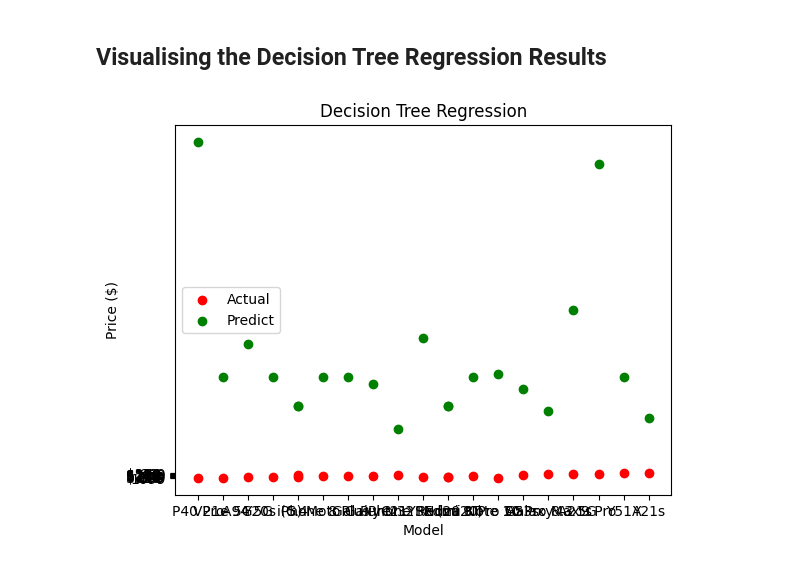
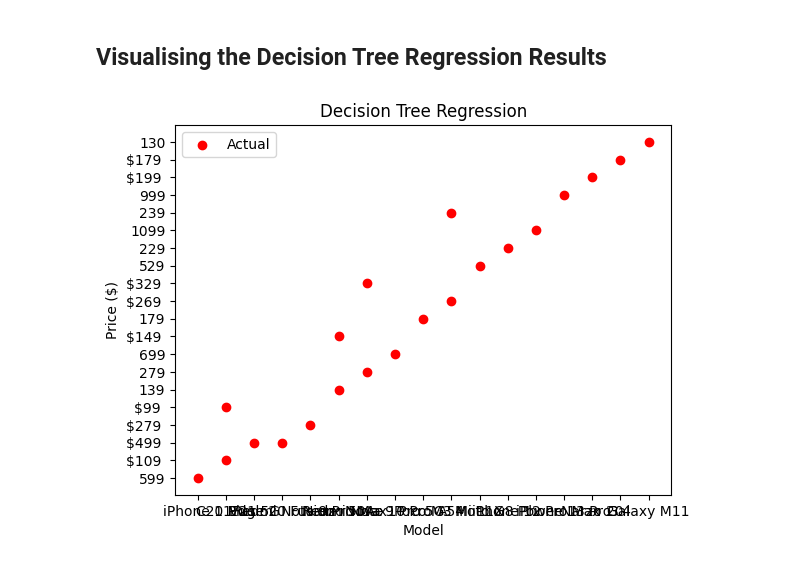
Before and after one commit to Moamen189/Decision_Tree_Regression, a Jupyter notebook: Decision_Tree_RegressionII.ipynb, the cells around one changed output. Cells and saved outputs as stored; diff of their text form; code cells hidden in the pictures.

```diff
--- a/Decision_Tree_RegressionII.ipynb
+++ b/Decision_Tree_RegressionII.ipynb
@@ -98,17 +98,17 @@ df
 # %%
 import numpy as np
 import matplotlib.pyplot as plt
 
 # Define X_grid
 X_grid = np.arange(len(X_test)).reshape((-1, 1))
 
 # Visualize the Decision Tree Regression Results
 plt.scatter(X_test, y_test, color='red', label='Actual')
-plt.scatter(X_test, y_pred, color = 'green', label='Predict')
+#plt.scatter(X_test, y_pred, color = 'green', label='Predict')
 plt.title('Decision Tree Regression')
 plt.xlabel('Model')
 plt.ylabel('Price ($)')
 plt.legend()
 plt.show()
 # %% [output]
-[figure, old version]
+[figure, new version]
```
Also changed, not shown: parts of 2 cells of this notebook.
